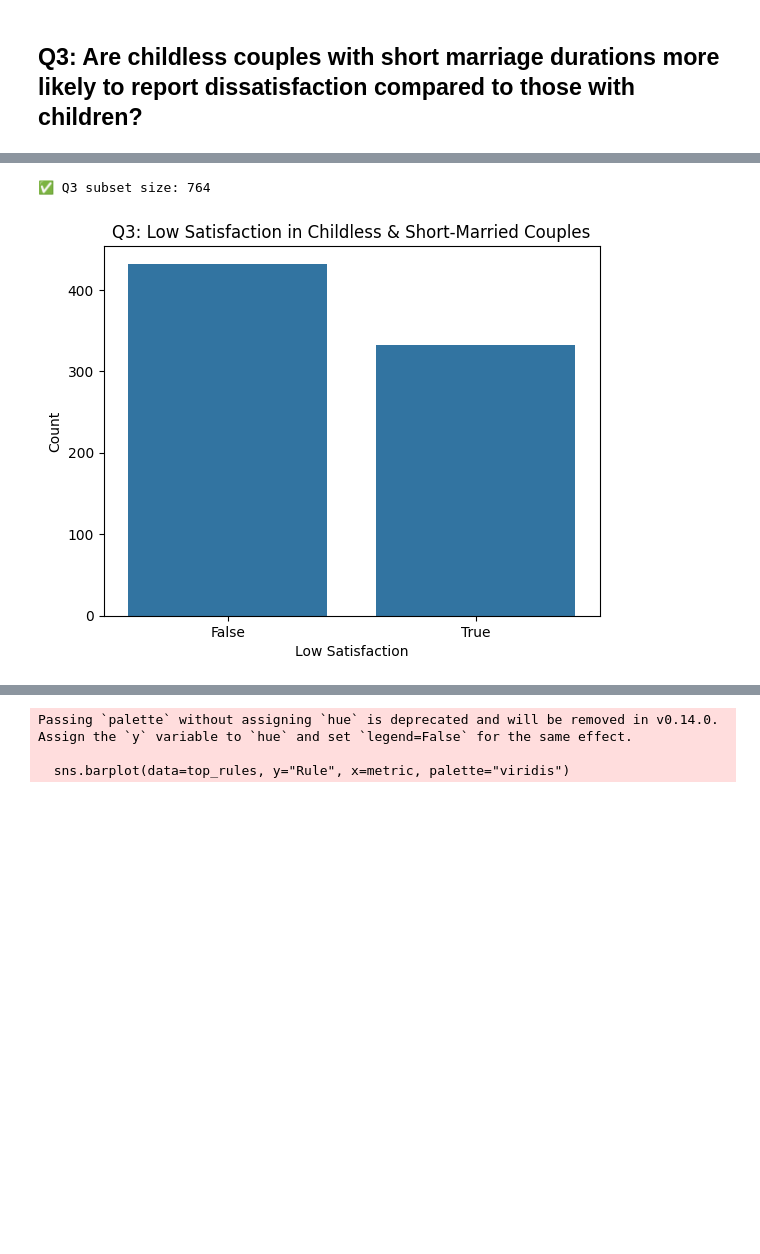
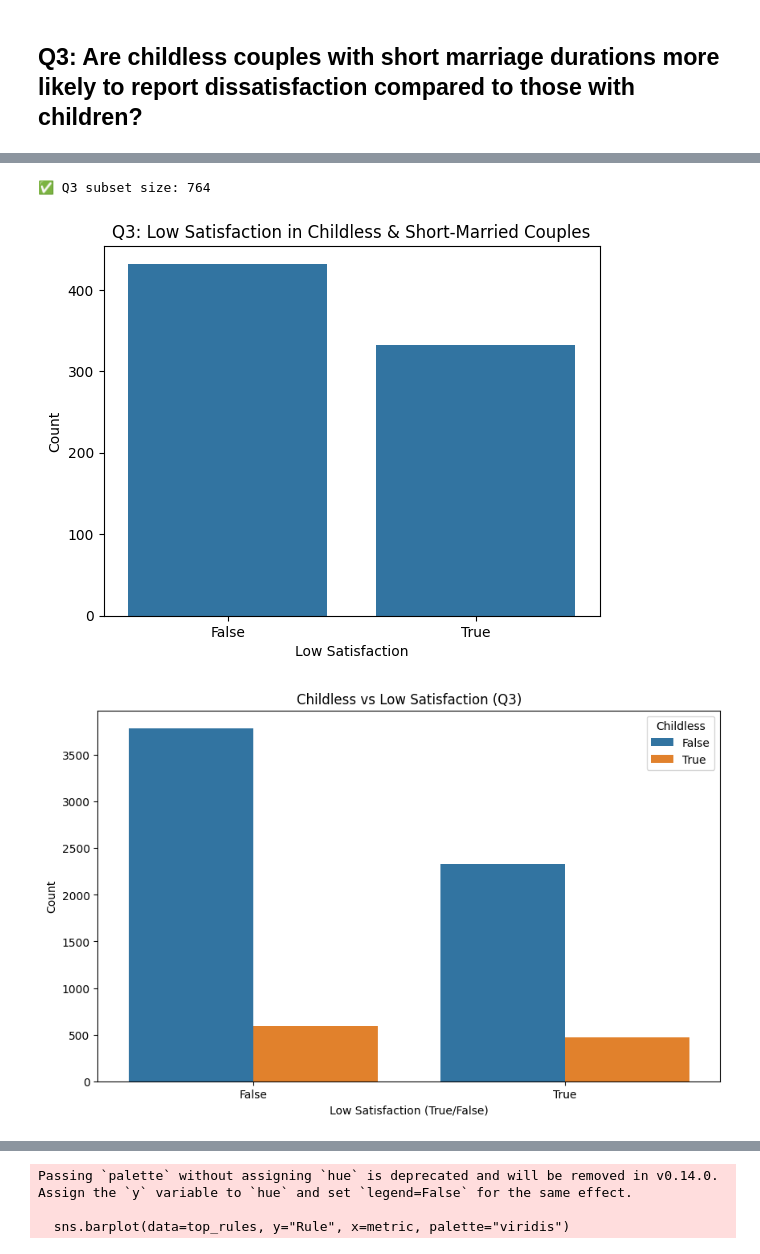
Before and after one commit to JiaJun0207/DataMiningAssignment, a Jupyter notebook: TT2L_G1.ipynb, the cells around one changed output, grey strips where cells are left out. Drawn from its saved outputs; the diff is of its cells as text; code cells hidden in the pictures; blank space fills up the shorter version.

```diff
--- a/TT2L_G1.ipynb
+++ b/TT2L_G1.ipynb
@@ -256,15 +411,30 @@ This supports the view that socioeconomic disadvantage plays a critical role in
 # %%
 df["Childless"] = df["children"] == 0
 df["Short_Marriage"] = df["Marriage_years"] < 5
 
 subset_q3 = df[df["Childless"] & df["Short_Marriage"]]
 print(f"\n✅ Q3 subset size: {subset_q3.shape[0]}")
 
 sns.countplot(x="Low_Satisfaction", data=subset_q3)
 plt.title("Q3: Low Satisfaction in Childless & Short-Married Couples")
 plt.xlabel("Low Satisfaction")
 plt.ylabel("Count")
 plt.show()
+
+plt.figure(figsize=(10, 6))
+sns.countplot(data=df, x="Low_Satisfaction", hue="Childless")
+plt.title("Childless vs Low Satisfaction (Q3)")
+plt.xlabel("Low Satisfaction (True/False)")
+plt.ylabel("Count")
+plt.show()
+
+plt.figure(figsize=(10, 6))
+sns.countplot(data=df, x="Low_Satisfaction", hue="Short_Marriage")
+plt.title("Short Marriage vs Low Satisfaction (Q3)")
+plt.xlabel("Low Satisfaction (True/False)")
+plt.ylabel("Count")
+plt.show()
 # %% [output]
 ✅ Q3 subset size: 764
 [figure]
+[figure, added]
```
Also changed, not shown: parts of 22 cells of this notebook.
